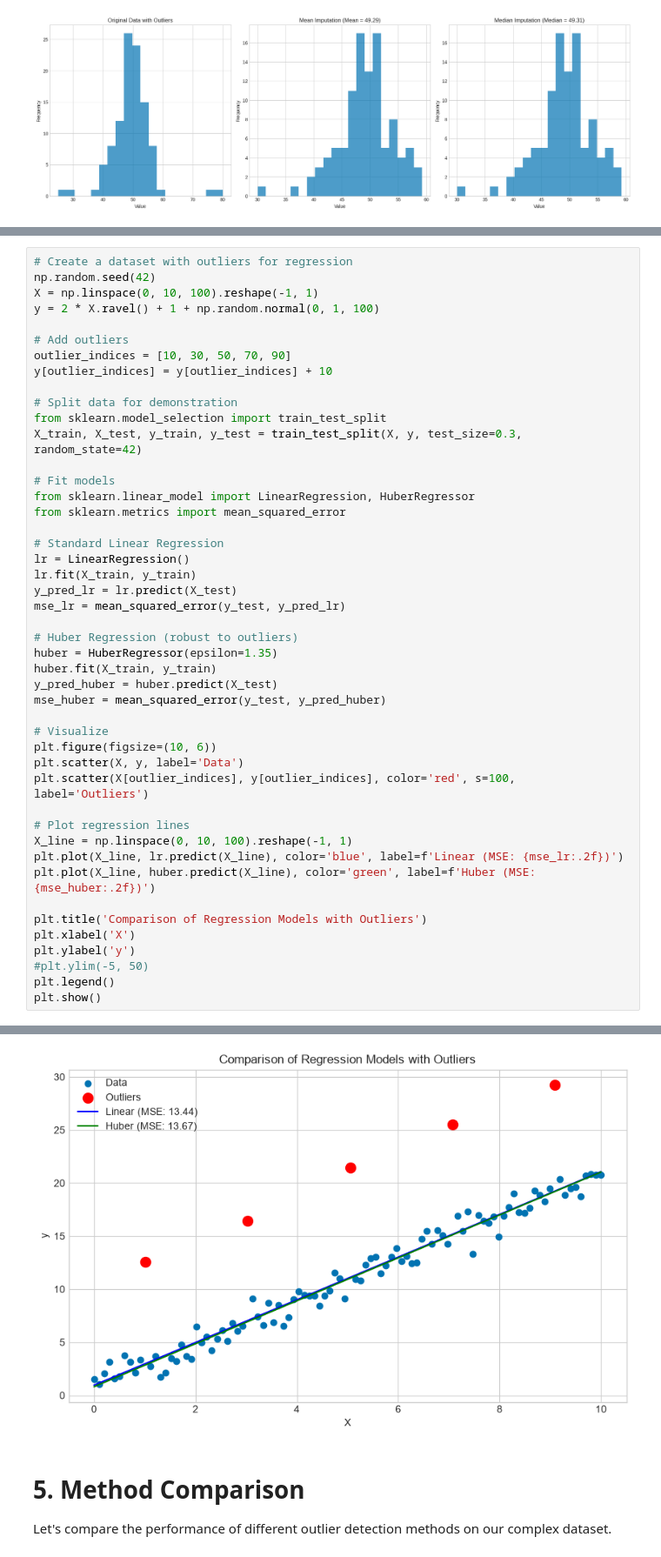
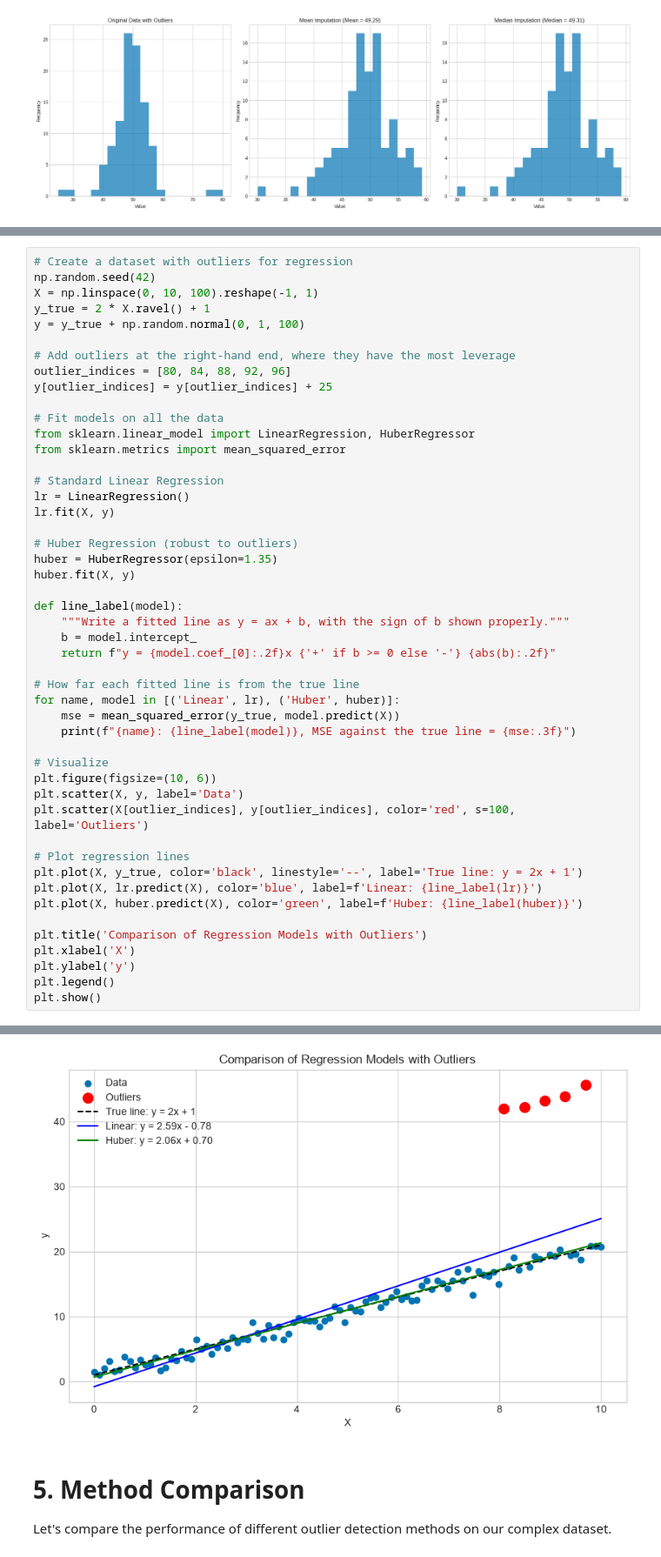
Before and after one commit to iitm-da/da2402, a Jupyter notebook: data cleaning/outlier_detection_techniques.ipynb, the cells around one changed output, grey strips where cells are left out. Shown at 87% size. Saved outputs shown, nothing was run; the diff lists cells and outputs as text.

Commit message:
Outlier notebook: robust modelling demo fits on all data with high-leverage outliers, compares against the true line

```diff
--- a/data cleaning/outlier_detection_techniques.ipynb
+++ b/data cleaning/outlier_detection_techniques.ipynb
@@ -876,31 +878,34 @@ Some models are inherently robust to outliers.
 # Create a dataset with outliers for regression
 np.random.seed(42)
 X = np.linspace(0, 10, 100).reshape(-1, 1)
-y = 2 * X.ravel() + 1 + np.random.normal(0, 1, 100)
+y_true = 2 * X.ravel() + 1
+y = y_true + np.random.normal(0, 1, 100)
 
-# Add outliers
-outlier_indices = [10, 30, 50, 70, 90]
-y[outlier_indices] = y[outlier_indices] + 10
+# Add outliers at the right-hand end, where they have the most leverage
+outlier_indices = [80, 84, 88, 92, 96]
+y[outlier_indices] = y[outlier_indices] + 25
 
-# Split data for demonstration
-from sklearn.model_selection import train_test_split
-X_train, X_test, y_train, y_test = train_test_split(X, y, test_size=0.3, random_state=42)
-
-# Fit models
+# Fit models on all the data
 from sklearn.linear_model import LinearRegression, HuberRegressor
 from sklearn.metrics import mean_squared_error
 
 # Standard Linear Regression
 lr = LinearRegression()
-lr.fit(X_train, y_train)
-y_pred_lr = lr.predict(X_test)
-mse_lr = mean_squared_error(y_test, y_pred_lr)
+lr.fit(X, y)
 
 # Huber Regression (robust to outliers)
 huber = HuberRegressor(epsilon=1.35)
-huber.fit(X_train, y_train)
-y_pred_huber = huber.predict(X_test)
-mse_huber = mean_squared_error(y_test, y_pred_huber)
+huber.fit(X, y)
+
+def line_label(model):
+    """Write a fitted line as y = ax + b, with the sign of b shown properly."""
+    b = model.intercept_
+    return f"y = {model.coef_[0]:.2f}x {'+' if b >= 0 else '-'} {abs(b):.2f}"
+
+# How far each fitted line is from the true line
+for name, model in [('Linear', lr), ('Huber', huber)]:
+    mse = mean_squared_error(y_true, model.predict(X))
+    print(f"{name}: {line_label(model)}, MSE against the true line = {mse:.3f}")
 
 # Visualize
 plt.figure(figsize=(10, 6))
@@ -908,14 +913,13 @@ plt.scatter(X, y, label='Data')
 plt.scatter(X[outlier_indices], y[outlier_indices], color='red', s=100, label='Outliers')
 
 # Plot regression lines
-X_line = np.linspace(0, 10, 100).reshape(-1, 1)
-plt.plot(X_line, lr.predict(X_line), color='blue', label=f'Linear (MSE: {mse_lr:.2f})')
-plt.plot(X_line, huber.predict(X_line), color='green', label=f'Huber (MSE: {mse_huber:.2f})')
+plt.plot(X, y_true, color='black', linestyle='--', label='True line: y = 2x + 1')
+plt.plot(X, lr.predict(X), color='blue', label=f'Linear: {line_label(lr)}')
+plt.plot(X, huber.predict(X), color='green', label=f'Huber: {line_label(huber)}')
 
 plt.title('Comparison of Regression Models with Outliers')
 plt.xlabel('X')
 plt.ylabel('y')
-#plt.ylim(-5, 50)
 plt.legend()
 plt.show()
 # %% [output]
@@ -922,4 +928,4 @@ plt.show()
-[figure, old version]
+[figure, new version]
 # %% [markdown]
 <a id="method-comparison"></a>
 # 5. Method Comparison
```
Also changed, not shown: parts of 3 cells of this notebook.
